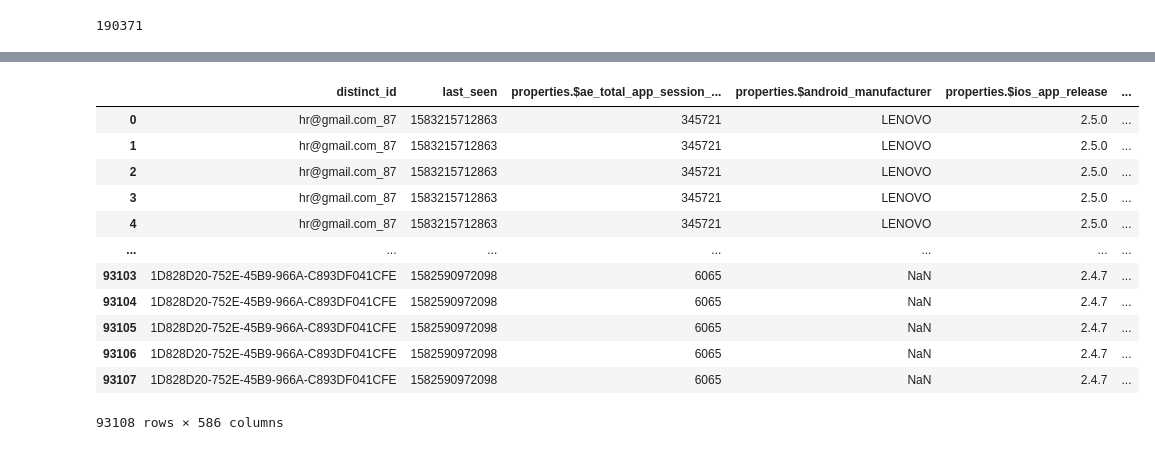
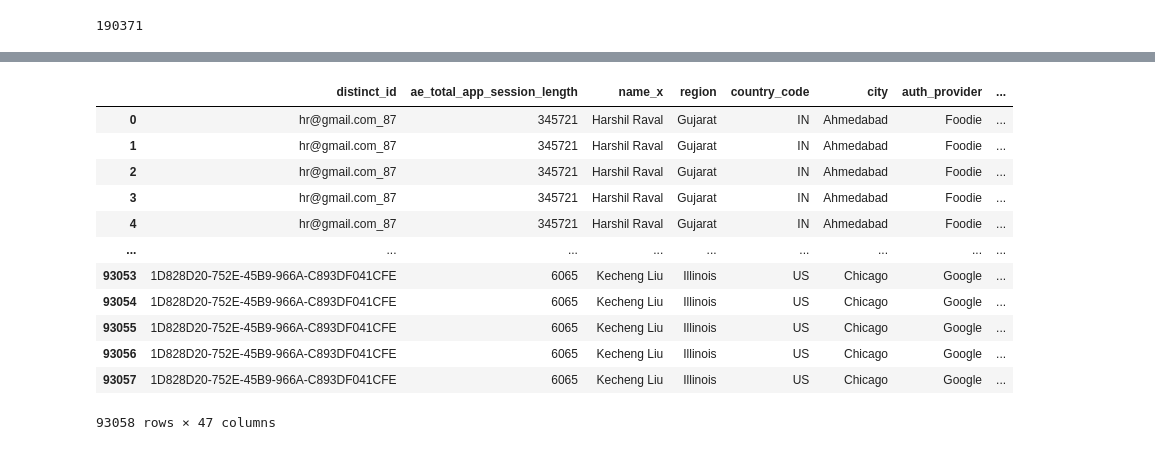
Before and after one commit to prkrishnan1/Simmer_DSS_SP20_Project_1, a Jupyter notebook: EDA_Charles.ipynb, the cells around one changed output, grey strips where cells are left out. Drawn from its saved outputs; the diff is of its cells as text; code cells hidden in the pictures.

Commit message:
merged EDA_Charles

```diff
--- a/EDA_Charles.ipynb
+++ b/EDA_Charles.ipynb
@@ -24,0 +32,36 @@ filtered_feb_mar = filter_nan(feb_mar, 0.9)
+# %%
+useful_features = ['distinct_id',
+                   'properties.$ae_total_app_session_length',
+                   'properties.Name',
+                   'properties.$region',
+                   'properties.$country_code',
+                   'properties.$city',
+                   'properties.AuthProvider',
+                   'properties.$ae_total_app_sessions',
+                   'properties.$timezone',
+                   'properties.$last_seen',
+                   'properties.$ios_app_version',
+                   'properties.$ios_version',
+                   'properties.$ios_device_model',
+                   'properties.$ios_lib_version',
+                   'properties.$ae_first_app_open_date'
+                  ]
+# %%
+def clean_people(people_data, features):
+    people_data = filter_nan(people_data, 0.5)
+    people_data = people_data.loc[:, features]
+    people_data.rename(columns=lambda x: re.sub('properties.|\$','',x), inplace=True)
+    people_data.rename(columns={'Name' : 'name', 'AuthProvider' : 'auth_provider'}, inplace=True)
+    people_data['name'].fillna('Unknown', inplace=True)
+    people_data['city'].fillna('Unknown', inplace=True)
+    people_data['region'].fillna('Unknown', inplace=True)
+    people_data['auth_provider'].fillna('Unknown', inplace=True)
+    people_data['ae_first_app_open_date'] = pd.to_datetime(people_data['ae_first_app_open_date'])
+    people_data['last_seen'] = pd.to_datetime(people_data['last_seen'])
+    #add a column for time between first and last session
+    people_data['active_timespan'] = people_data['last_seen'] - people_data['ae_first_app_open_date']
+    people_data['average_session_time'] = people_data['ae_total_app_session_length']/people_data['ae_total_app_sessions']
+    return people_data
+# %%
+people_cleaned = clean_people(people, useful_features)
+people_cleaned
@@ -73,17 +128,17 @@ grouped
 # %%
-merged = people.merge(total, how='left', on='distinct_id')
+merged = people_cleaned.merge(total, how='inner', on='distinct_id')
 merged
 # %% [output]
-|  | distinct_id | last_seen | properties.$ae_total_app_session_... | properties.$android_manufacturer | properties.$ios_app_release | ... |
-| 0 | hr@gmail.com_87 | 1583215712863 | 345721 | LENOVO | 2.5.0 | ... |
-| 1 | hr@gmail.com_87 | 1583215712863 | 345721 | LENOVO | 2.5.0 | ... |
-| 2 | hr@gmail.com_87 | 1583215712863 | 345721 | LENOVO | 2.5.0 | ... |
-| 3 | hr@gmail.com_87 | 1583215712863 | 345721 | LENOVO | 2.5.0 | ... |
-| 4 | hr@gmail.com_87 | 1583215712863 | 345721 | LENOVO | 2.5.0 | ... |
-| ... | ... | ... | ... | ... | ... | ... |
-| 93103 | 1D828D20-752E-45B9-966A-C893DF041CFE | 1582590972098 | 6065 | NaN | 2.4.7 | ... |
-| 93104 | 1D828D20-752E-45B9-966A-C893DF041CFE | 1582590972098 | 6065 | NaN | 2.4.7 | ... |
-| 93105 | 1D828D20-752E-45B9-966A-C893DF041CFE | 1582590972098 | 6065 | NaN | 2.4.7 | ... |
-| 93106 | 1D828D20-752E-45B9-966A-C893DF041CFE | 1582590972098 | 6065 | NaN | 2.4.7 | ... |
-| 93107 | 1D828D20-752E-45B9-966A-C893DF041CFE | 1582590972098 | 6065 | NaN | 2.4.7 | ... |
+|  | distinct_id | ae_total_app_session_length | name_x | region | country_code | city | auth_provider | ... |
+| 0 | hr@gmail.com_87 | 345721 | Harshil Raval | Gujarat | IN | Ahmedabad | Foodie | ... |
+| 1 | hr@gmail.com_87 | 345721 | Harshil Raval | Gujarat | IN | Ahmedabad | Foodie | ... |
+| 2 | hr@gmail.com_87 | 345721 | Harshil Raval | Gujarat | IN | Ahmedabad | Foodie | ... |
+| 3 | hr@gmail.com_87 | 345721 | Harshil Raval | Gujarat | IN | Ahmedabad | Foodie | ... |
+| 4 | hr@gmail.com_87 | 345721 | Harshil Raval | Gujarat | IN | Ahmedabad | Foodie | ... |
+| ... | ... | ... | ... | ... | ... | ... | ... | ... |
+| 93053 | 1D828D20-752E-45B9-966A-C893DF041CFE | 6065 | Kecheng Liu | Illinois | US | Chicago | Google | ... |
+| 93054 | 1D828D20-752E-45B9-966A-C893DF041CFE | 6065 | Kecheng Liu | Illinois | US | Chicago | Google | ... |
+| 93055 | 1D828D20-752E-45B9-966A-C893DF041CFE | 6065 | Kecheng Liu | Illinois | US | Chicago | Google | ... |
+| 93056 | 1D828D20-752E-45B9-966A-C893DF041CFE | 6065 | Kecheng Liu | Illinois | US | Chicago | Google | ... |
+| 93057 | 1D828D20-752E-45B9-966A-C893DF041CFE | 6065 | Kecheng Liu | Illinois | US | Chicago | Google | ... |
-93108 rows × 586 columns
+93058 rows × 47 columns
```
Also changed, not shown: parts of 15 cells of this notebook.
